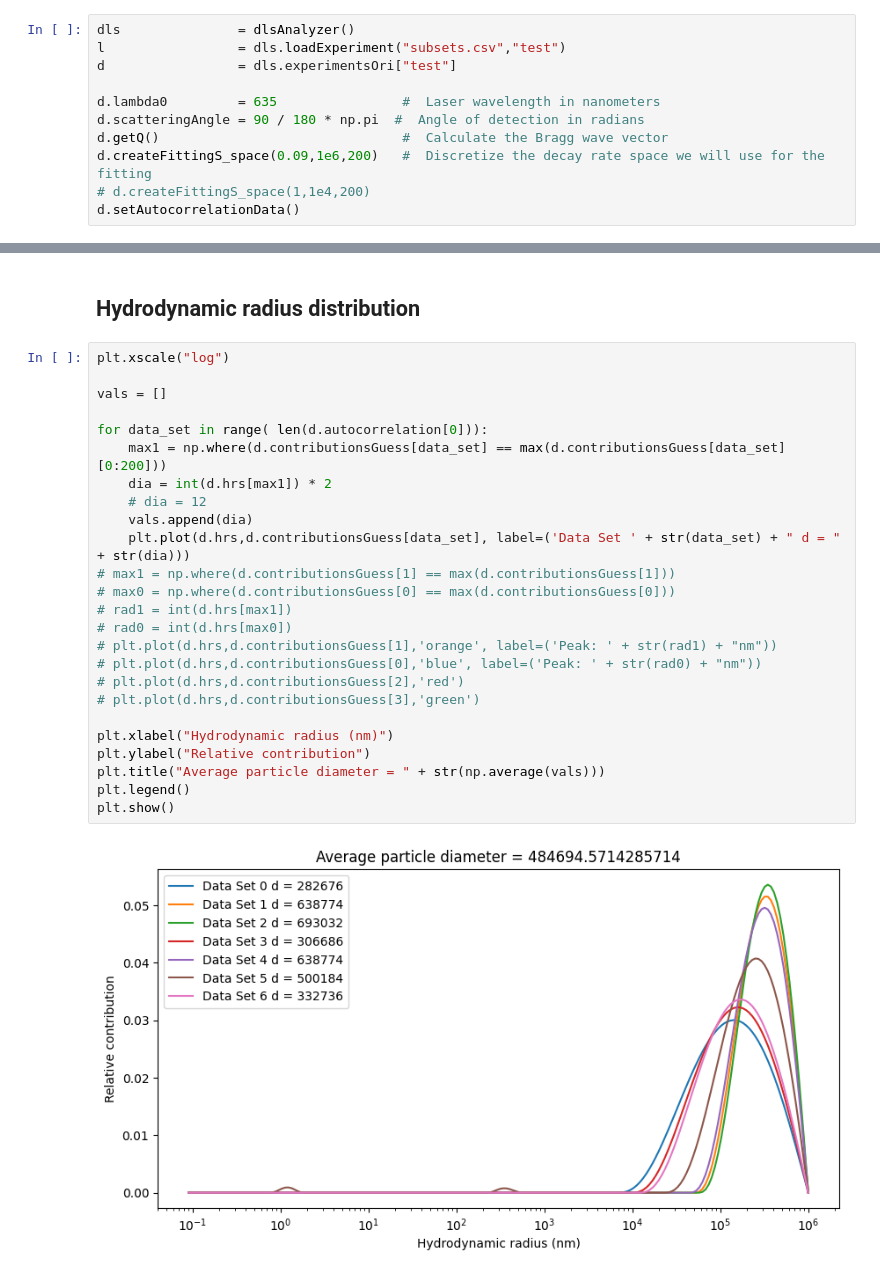
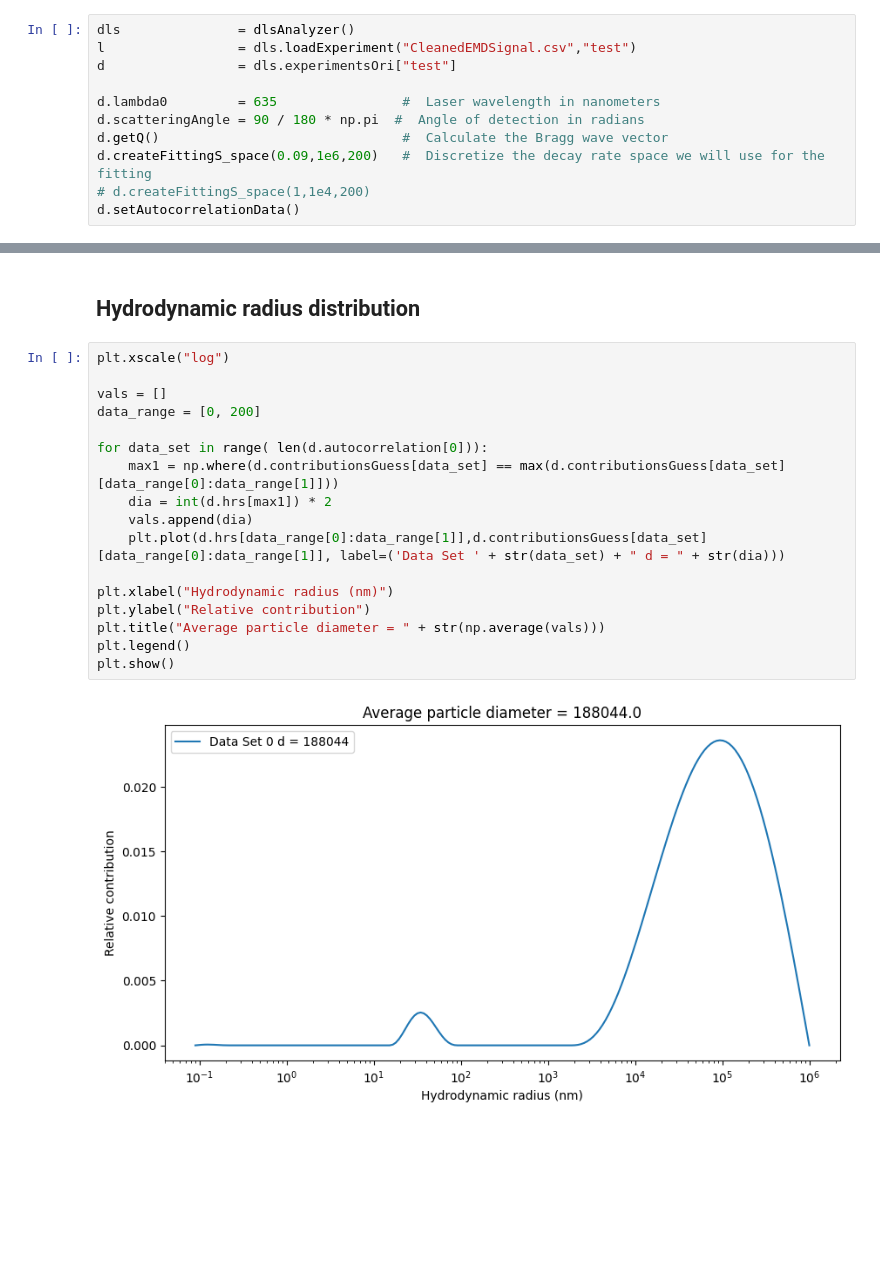
Before and after one commit to lisagavronskiy/microDLS, a Jupyter notebook: data_processing/testAnalysis.ipynb, the cells around one changed output, grey strips where cells are left out. Cells and saved outputs as stored; diff of their text form; blank space fills up the shorter version.

```diff
--- a/data_processing/testAnalysis.ipynb
+++ b/data_processing/testAnalysis.ipynb
@@ -5,7 +5,7 @@ from   dlsAnalyzer       import *
 plt.rcParams['figure.figsize'] = [10, 5]
 # %%
 dls               = dlsAnalyzer()
-l                 = dls.loadExperiment("subsets.csv","test")
+l                 = dls.loadExperiment("CleanedEMDSignal.csv","test")
 d                 = dls.experimentsOri["test"]
 
 d.lambda0         = 635                #  Laser wavelength in nanometers
@@ -102,27 +102,19 @@ plt.show()
 # %%
 plt.xscale("log")
 
 vals = []
+data_range = [0, 200]
 
 for data_set in range( len(d.autocorrelation[0])):
-    max1 = np.where(d.contributionsGuess[data_set] == max(d.contributionsGuess[data_set][0:200]))
+    max1 = np.where(d.contributionsGuess[data_set] == max(d.contributionsGuess[data_set][data_range[0]:data_range[1]]))
     dia = int(d.hrs[max1]) * 2
-    # dia = 12
     vals.append(dia)
-    plt.plot(d.hrs,d.contributionsGuess[data_set], label=('Data Set ' + str(data_set) + " d = " + str(dia)))
-# max1 = np.where(d.contributionsGuess[1] == max(d.contributionsGuess[1]))
-# max0 = np.where(d.contributionsGuess[0] == max(d.contributionsGuess[0]))
-# rad1 = int(d.hrs[max1])
-# rad0 = int(d.hrs[max0])
-# plt.plot(d.hrs,d.contributionsGuess[1],'orange', label=('Peak: ' + str(rad1) + "nm"))
-# plt.plot(d.hrs,d.contributionsGuess[0],'blue', label=('Peak: ' + str(rad0) + "nm"))
-# plt.plot(d.hrs,d.contributionsGuess[2],'red')
-# plt.plot(d.hrs,d.contributionsGuess[3],'green')
+    plt.plot(d.hrs[data_range[0]:data_range[1]],d.contributionsGuess[data_set][data_range[0]:data_range[1]], label=('Data Set ' + str(data_set) + " d = " + str(dia)))
 
 plt.xlabel("Hydrodynamic radius (nm)")
 plt.ylabel("Relative contribution")
 plt.title("Average particle diameter = " + str(np.average(vals)))
 plt.legend()
 plt.show()
 # %% [output]
-[figure, old version]
+[figure, new version]
```
Also changed, not shown: parts of 4 cells of this notebook, 9 other files.
